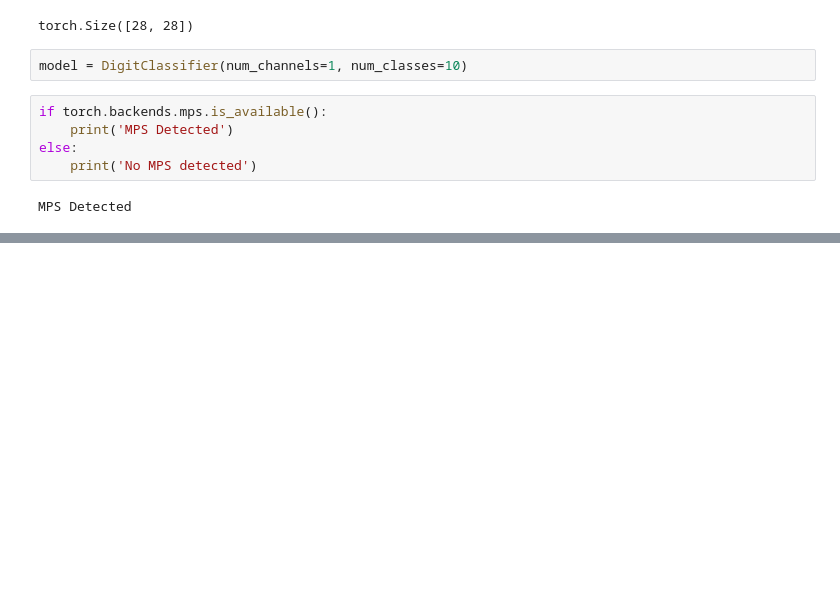
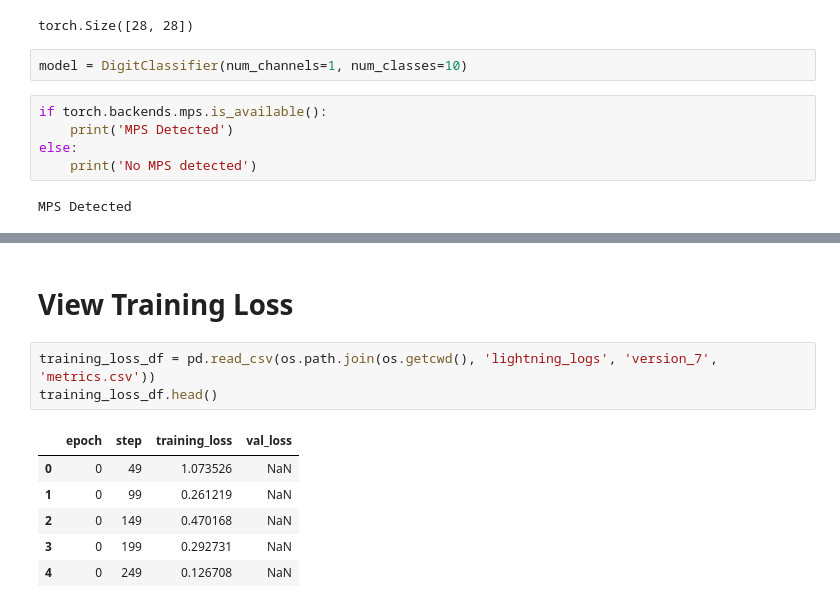
Before and after one commit to Kashiwaba23/pytorch_lightning_practice, a Jupyter notebook: MNIST_model.ipynb, the cells around one changed output, grey strips where cells are left out. Cells and saved outputs as stored; diff of their text form; blank space fills up the shorter version.

```diff
--- a/MNIST_model.ipynb
+++ b/MNIST_model.ipynb
@@ -163,0 +168,12 @@ HPU available: False, using: 0 HPUs
+# %% [markdown]
+# View Training Loss
+# %%
+training_loss_df = pd.read_csv(os.path.join(os.getcwd(), 'lightning_logs', 'version_7', 'metrics.csv'))
+training_loss_df.head()
+# %% [output]
+|  | epoch | step | training_loss | val_loss |
+| 0 | 0 | 49 | 1.073526 | NaN |
+| 1 | 0 | 99 | 0.261219 | NaN |
+| 2 | 0 | 149 | 0.470168 | NaN |
+| 3 | 0 | 199 | 0.292731 | NaN |
+| 4 | 0 | 249 | 0.126708 | NaN |
```
Also changed, not shown: parts of 12 cells of this notebook, 1 other file.
